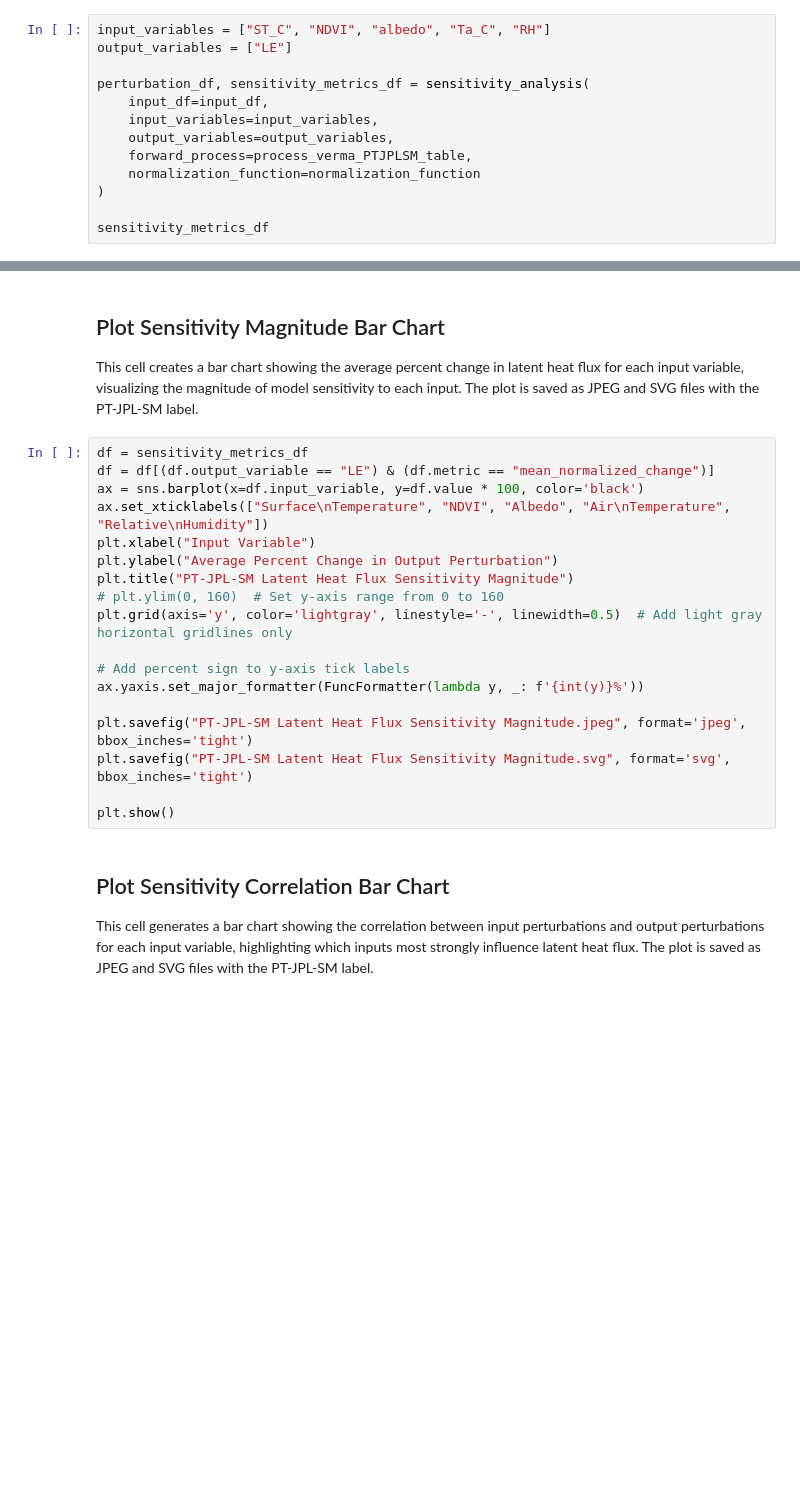
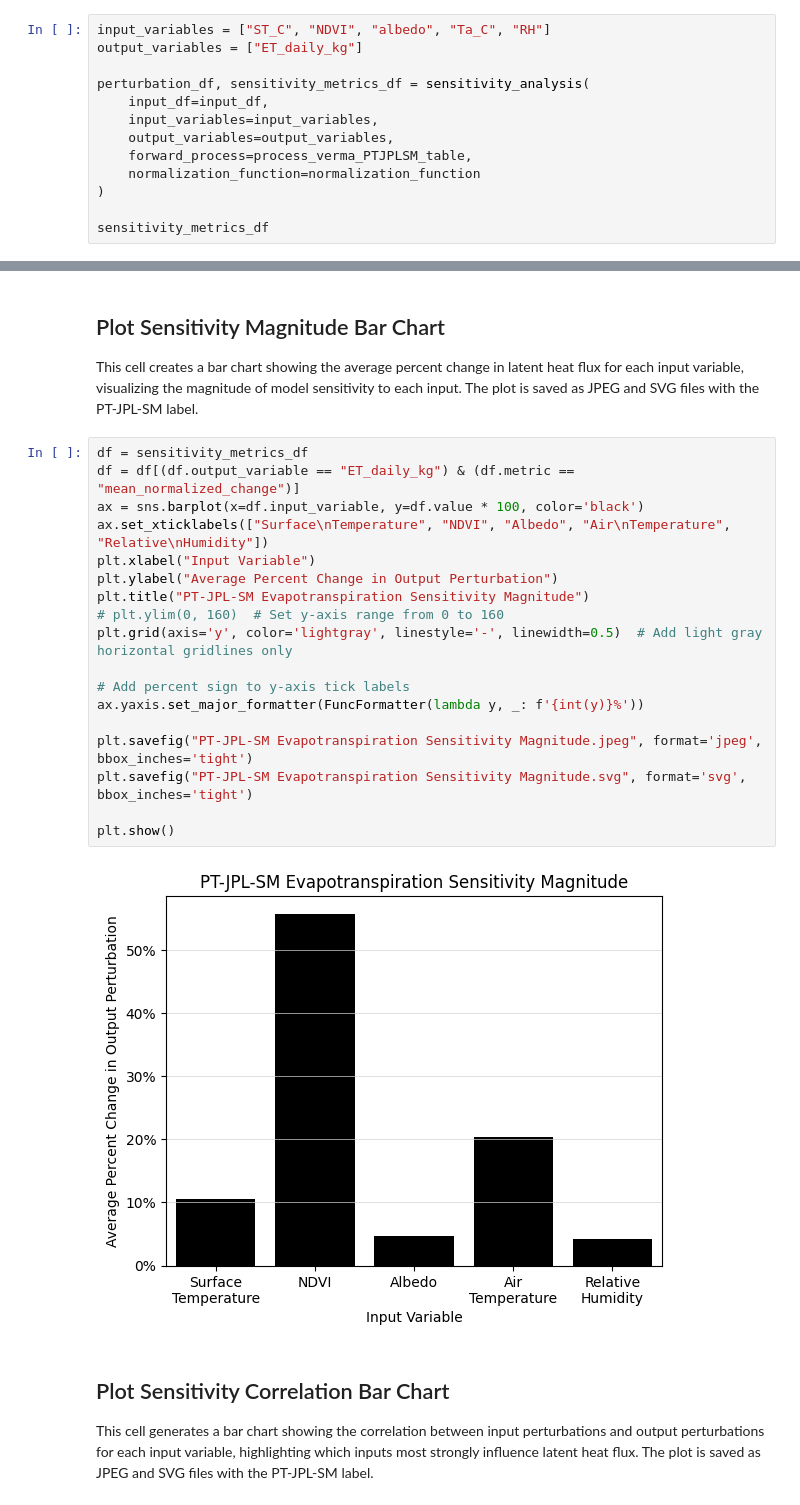
Before and after one commit to JPL-Evapotranspiration-Algorithms/PT-JPL-SM, a Jupyter notebook: notebooks/PTJPLSM Sensitivity with ECOv002 Cal-Val Daily ET.ipynb, the cells around one changed output, grey strips where cells are left out. Drawn from its saved outputs; the diff is of its cells as text; blank space fills up the shorter version.

```diff
--- a/notebooks/PTJPLSM Sensitivity with ECOv002 Cal-Val Daily ET.ipynb
+++ b/notebooks/PTJPLSM Sensitivity with ECOv002 Cal-Val Daily ET.ipynb
@@ -300,7 +302,7 @@ np.float64(nan)
 This cell performs a comprehensive sensitivity analysis by perturbing several input variables (surface temperature, NDVI, albedo, air temperature, relative humidity) and measuring their effect on latent heat flux. The results are summarized in a DataFrame.
 # %%
 input_variables = ["ST_C", "NDVI", "albedo", "Ta_C", "RH"]
-output_variables = ["LE"]
+output_variables = ["ET_daily_kg"]
 
 perturbation_df, sensitivity_metrics_df = sensitivity_analysis(
     input_df=input_df,
@@ -385,22 +421,24 @@ sensitivity_metrics_df
 This cell creates a bar chart showing the average percent change in latent heat flux for each input variable, visualizing the magnitude of model sensitivity to each input. The plot is saved as JPEG and SVG files with the PT-JPL-SM label.
 # %%
 df = sensitivity_metrics_df
-df = df[(df.output_variable == "LE") & (df.metric == "mean_normalized_change")]
+df = df[(df.output_variable == "ET_daily_kg") & (df.metric == "mean_normalized_change")]
 ax = sns.barplot(x=df.input_variable, y=df.value * 100, color='black')
 ax.set_xticklabels(["Surface\nTemperature", "NDVI", "Albedo", "Air\nTemperature", "Relative\nHumidity"])
 plt.xlabel("Input Variable")
 plt.ylabel("Average Percent Change in Output Perturbation")
-plt.title("PT-JPL-SM Latent Heat Flux Sensitivity Magnitude")
+plt.title("PT-JPL-SM Evapotranspiration Sensitivity Magnitude")
 # plt.ylim(0, 160)  # Set y-axis range from 0 to 160
 plt.grid(axis='y', color='lightgray', linestyle='-', linewidth=0.5)  # Add light gray horizontal gridlines only
 
 # Add percent sign to y-axis tick labels
 ax.yaxis.set_major_formatter(FuncFormatter(lambda y, _: f'{int(y)}%'))
 
-plt.savefig("PT-JPL-SM Latent Heat Flux Sensitivity Magnitude.jpeg", format='jpeg', bbox_inches='tight')
-plt.savefig("PT-JPL-SM Latent Heat Flux Sensitivity Magnitude.svg", format='svg', bbox_inches='tight')
+plt.savefig("PT-JPL-SM Evapotranspiration Sensitivity Magnitude.jpeg", format='jpeg', bbox_inches='tight')
+plt.savefig("PT-JPL-SM Evapotranspiration Sensitivity Magnitude.svg", format='svg', bbox_inches='tight')
 
 plt.show()
+# %% [output]
+[figure, added]
 # %% [markdown]
 ## Plot Sensitivity Correlation Bar Chart
 
```
Also changed, not shown: parts of 10 cells of this notebook, 11 other files.
